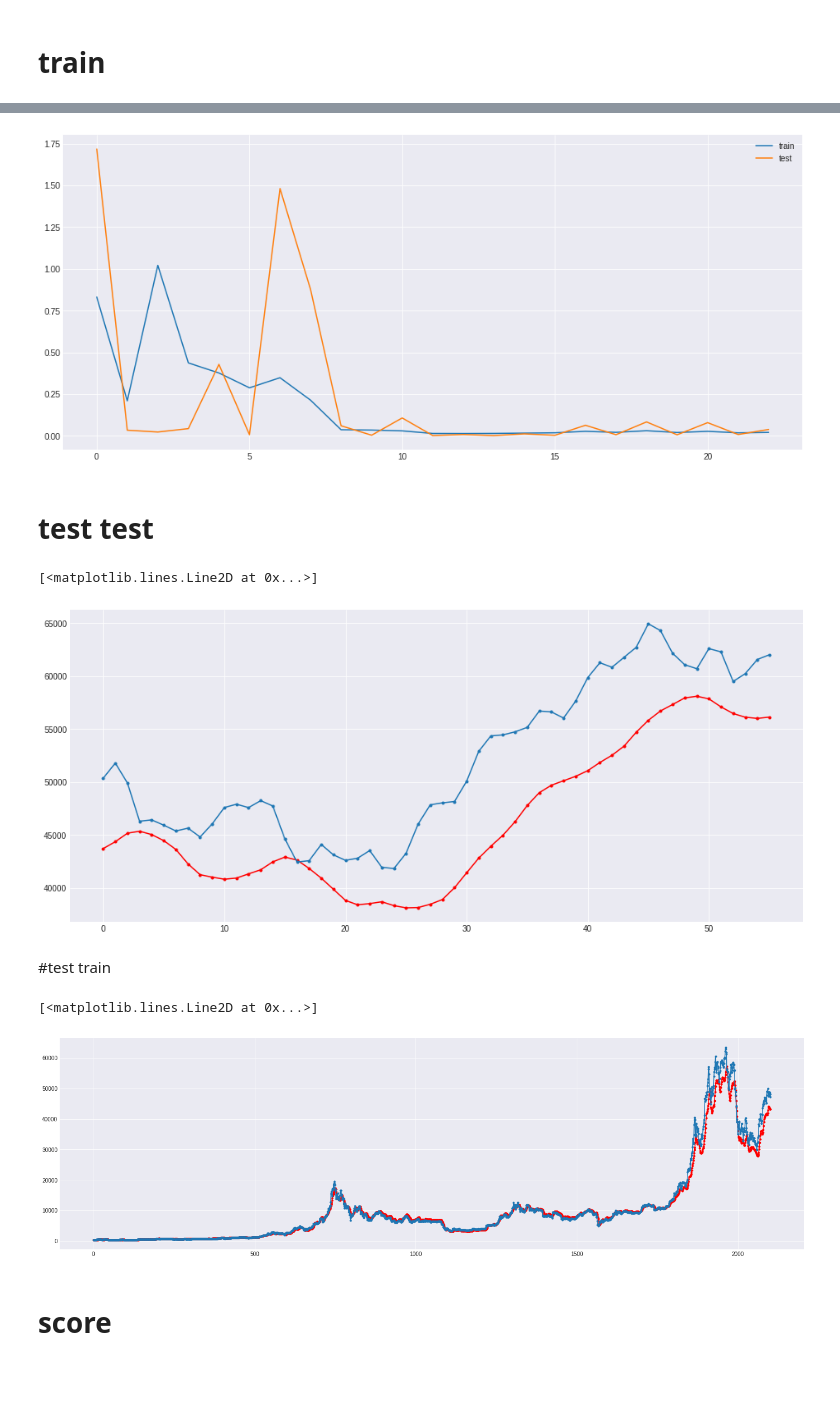
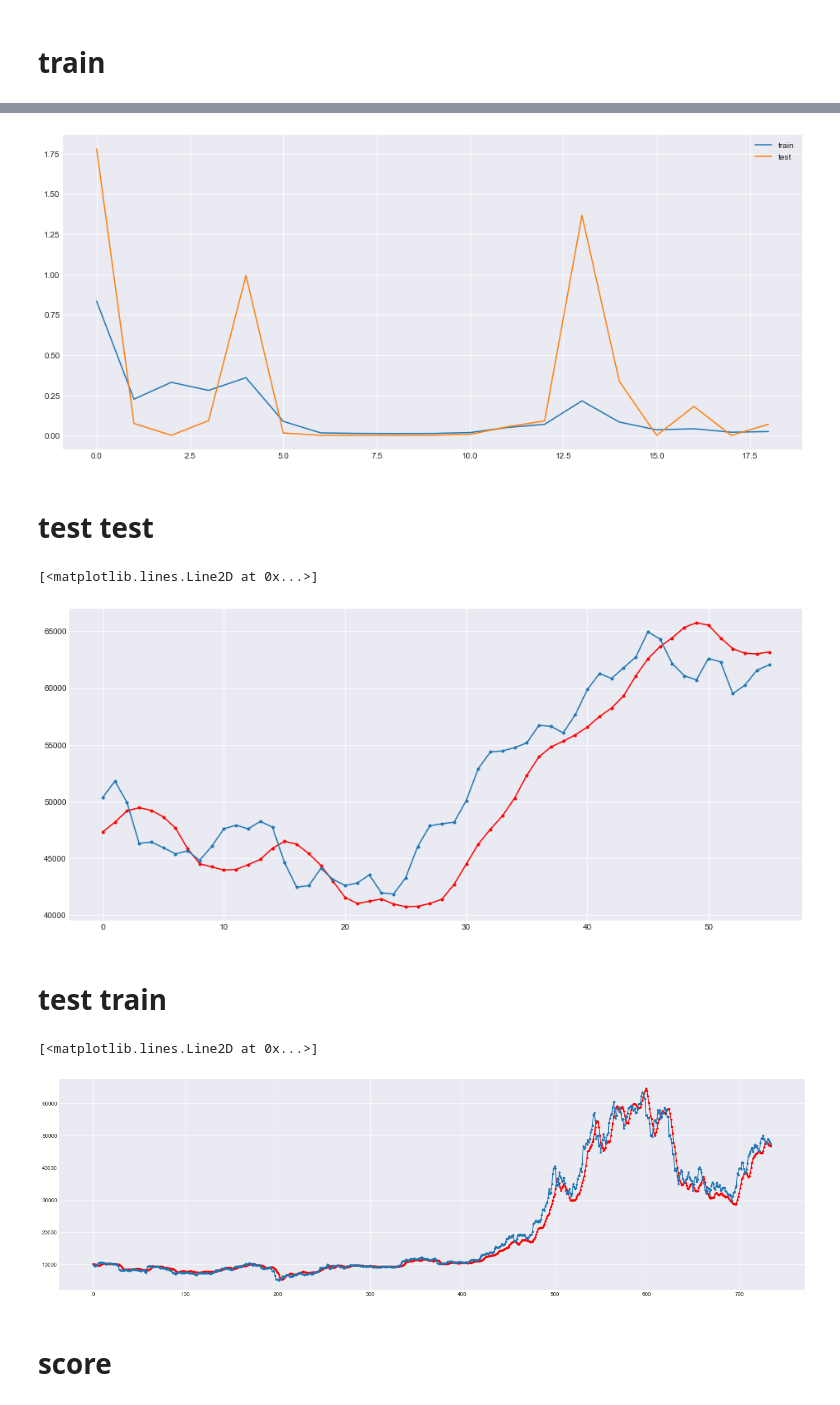
Before and after one commit to webflax/TF-Model, a Jupyter notebook: btc_V0_2.ipynb, the cells around one changed output, grey strips where cells are left out. Saved outputs shown, nothing was run; the diff lists cells and outputs as text; code cells hidden in the pictures; blank space fills up the shorter version.

```diff
--- a/btc_V0_2.ipynb
+++ b/btc_V0_2.ipynb
@@ -53,6 +53,4 @@ Successfully installed pandas-ta-0.3.14b0
 # %%
 import pandas_ta as ta
 # %%
-from google.colab import drive
-drive.mount('/content/drive')
-path_to_file = "./drive/MyDrive/btc_ohlc_Oct_2015_to_Oct_2021.csv"
+path_to_file = "btc_ohlc_Oct_2015_to_Oct_2021.csv"
@@ -61,4 +57,4 @@ Mounted at /content/drive
 # %%
-btc_input_df = pd.read_csv(path_to_file)
+btc_input_df = pd.read_csv(path_to_file, skiprows=1)
 btc_input_df.tail()
 # %% [output]
@@ -71,5 +67,5 @@ btc_input_df.tail()
 # %%
-btc_input_df_datetype = btc_input_df.astype({'time': 'datetime64'})
+btc_input_df_datetype = btc_input_df.astype({'date': 'datetime64'})
 btc_input_df_datetype['close_log'] = np.log(btc_input_df_datetype['close'])
 # %%
 btc_input_df_datetype.drop(2381238,axis=0,inplace=True)
@@ -383,11 +377,11 @@ plt.plot(history.history['val_loss'], label='test')
 plt.legend()
 plt.show()
 # %% [output]
-[figure, old version]
+[figure, new version]
 # %%
 from tensorflow.keras.models import load_model
 
-model_from_saved_checkpoint = load_model(checkpoint_path)
+model_from_saved_checkpoint = load_model('my_best_model.hdf5')
 # %% [markdown]
 # test test
 # %%
@@ -412,32 +406,32 @@ plt.plot(np.exp(test_actual), marker='.', label='Actual Test')
 # plt.show()
 # %% [output]
 [<matplotlib.lines.Line2D at 0x...>]
-[figure, old version]
+[figure, new version]
 # %% [markdown]
-#test train
+# test train
 # %%
 plt.figure(figsize=(24,7))
 
 # log
 predicted_btc_price_train_data = model_from_saved_checkpoint.predict(trainX)
 predicted_btc_price_train_data = scaler_tlog.inverse_transform(predicted_btc_price_train_data.reshape(-1, 1))
 train_actual = scaler_tlog.inverse_transform(trainY.reshape(-1, 1))
 
-plt.plot(np.exp(predicted_btc_price_train_data), 'r', marker='.', label='Predicted Test')
-plt.plot(np.exp(train_actual), marker='.', label='Actual Test')
+plt.plot(np.exp(predicted_btc_price_train_data[-735:]), 'r', marker='.', label='Predicted Test')
+plt.plot(np.exp(train_actual[-735:]), marker='.', label='Actual Test')
 
 # # manoal
 # predicted_btc_price_train_data = model_from_saved_checkpoint.predict(trainX)
 # predicted_btc_price_train_data = scaler_t.inverse_transform(predicted_btc_price_train_data.reshape(-1, 1))
 # train_actual = scaler_t.inverse_transform(trainY.reshape(-1, 1))
 
 # plt.plot(predicted_btc_price_train_data, 'r', marker='.', label='Predicted Test')
 # plt.plot(train_actual, marker='.', label='Actual Test')
 # plt.legend()
 # plt.show()
 # %% [output]
 [<matplotlib.lines.Line2D at 0x...>]
-[figure, old version]
+[figure, new version]
 # %% [markdown]
 # score
 # %% [markdown]
```
Also changed, not shown: parts of 10 cells of this notebook, 22 other files.
